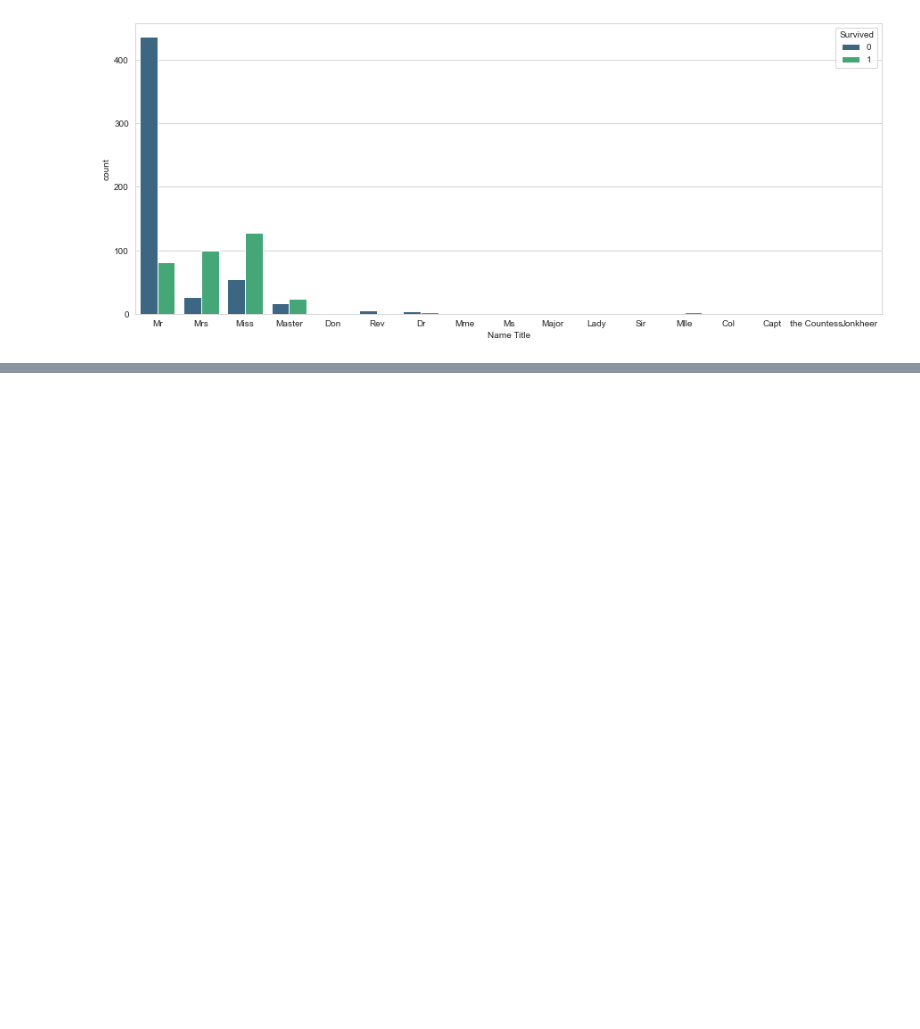
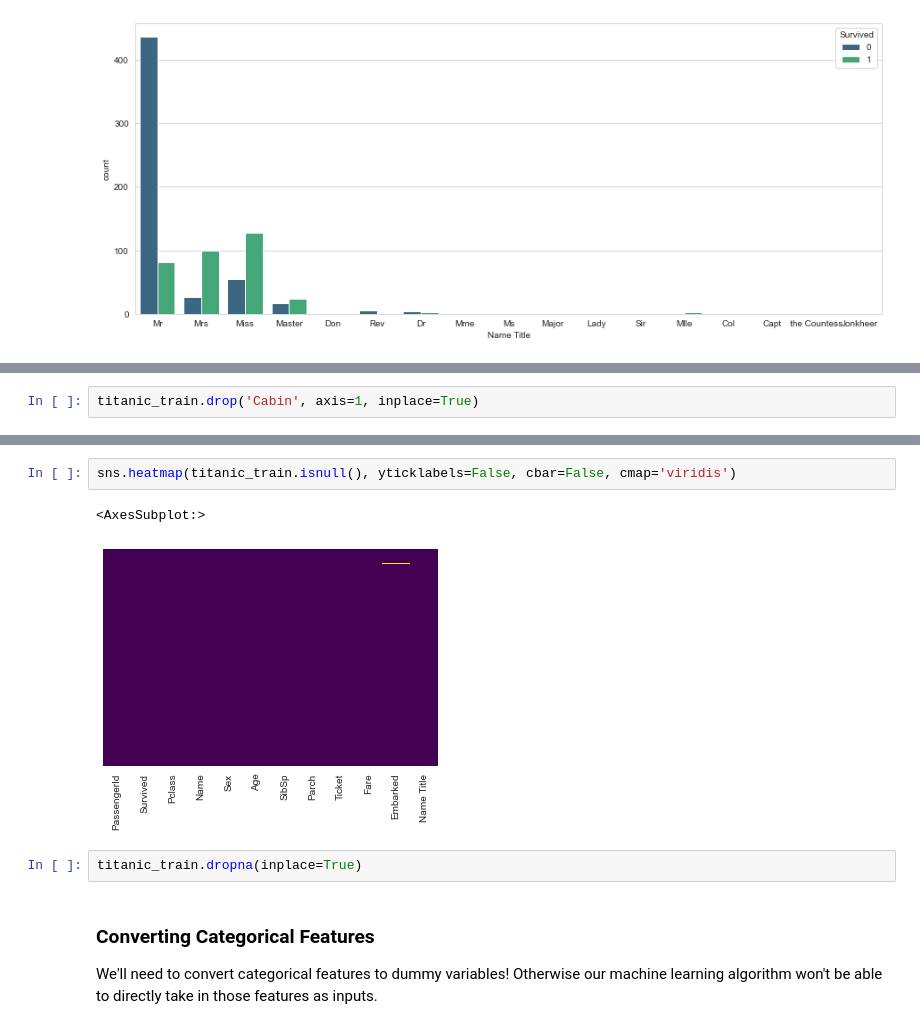
Before and after one commit to ayg15/titanic-survival-repo, a Jupyter notebook: Predicting passenger survival on Titanic.ipynb, the cells around one changed output, grey strips where cells are left out. Cells and saved outputs as stored; diff of their text form; blank space fills up the shorter version.

```diff
--- a/Predicting passenger survival on Titanic.ipynb
+++ b/Predicting passenger survival on Titanic.ipynb
@@ -129,0 +170,2 @@ sns.countplot(x='Name Title',data=titanic_train,hue='Survived',palette='viridis'
+# %%
+titanic_train.drop('Cabin', axis=1, inplace=True)
@@ -129,0 +181,10 @@ sns.countplot(x='Name Title',data=titanic_train,hue='Survived',palette='viridis'
+# %%
+sns.heatmap(titanic_train.isnull(), yticklabels=False, cbar=False, cmap='viridis')
+# %% [output]
+<AxesSubplot:>
+[figure, added]
+# %%
+titanic_train.dropna(inplace=True)
+# %% [markdown]
+### Converting Categorical Features
+We'll need to convert categorical features to dummy variables! Otherwise our machine learning algorithm won't be able to directly take in those features as inputs.
```
Also changed, not shown: parts of 20 cells of this notebook.
